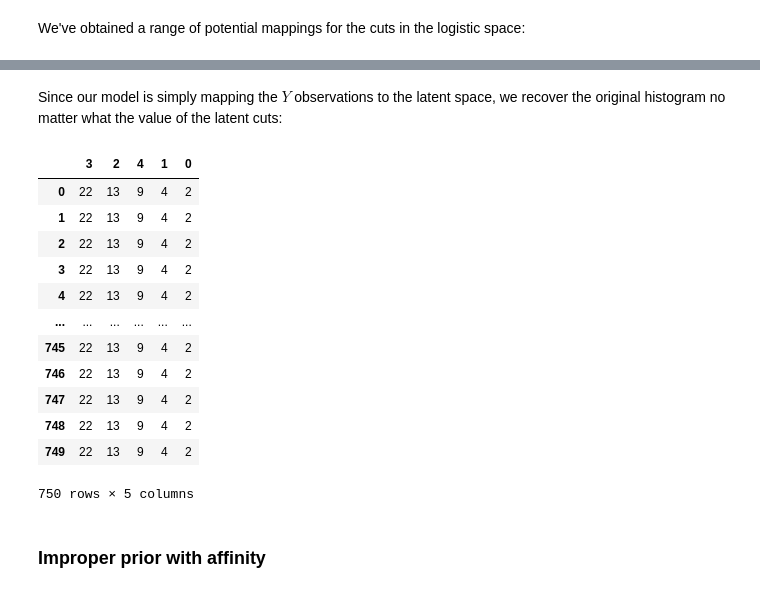
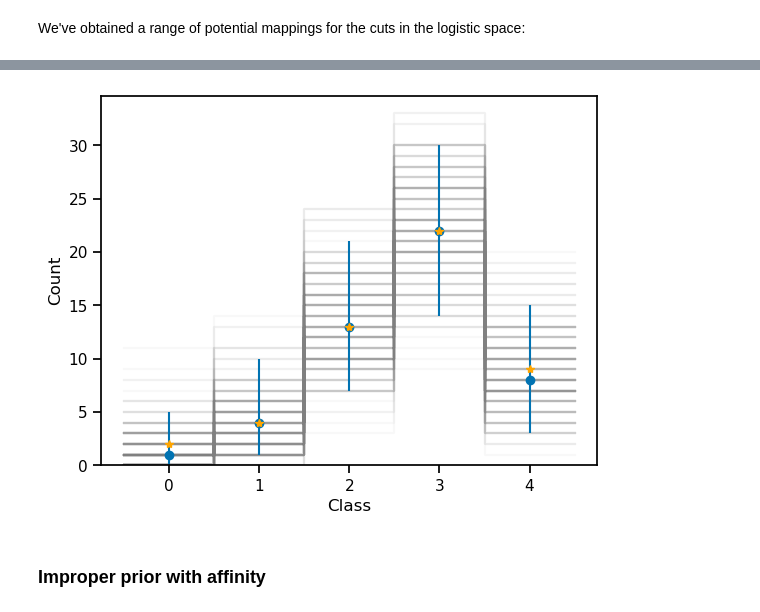
Before and after one commit to maxisi/ordinal-regression, a Jupyter notebook: ordinal.ipynb, the cells around one changed output, grey strips where cells are left out. Saved outputs shown, nothing was run; the diff lists cells and outputs as text; code cells hidden in the pictures.

```diff
--- a/ordinal.ipynb
+++ b/ordinal.ipynb
@@ -123,22 +124,17 @@ az.plot_trace(result);
-# %% [markdown]
-Since our model is simply mapping the $Y$ observations to the latent space, we recover the original histogram no matter what the value of the latent cuts:
 # %%
-df_pred = pd.DataFrame(pred['data'])
-df_pred.apply(lambda x: x.value_counts(), axis=1)
+df_pred_counts = df_pred.apply(lambda x: x.value_counts(), axis=1).fillna(0).astype(int)
-# %% [output]
-|  | 3 | 2 | 4 | 1 | 0 |
-| 0 | 22 | 13 | 9 | 4 | 2 |
-| 1 | 22 | 13 | 9 | 4 | 2 |
-| 2 | 22 | 13 | 9 | 4 | 2 |
-| 3 | 22 | 13 | 9 | 4 | 2 |
-| 4 | 22 | 13 | 9 | 4 | 2 |
-| ... | ... | ... | ... | ... | ... |
-| 745 | 22 | 13 | 9 | 4 | 2 |
-| 746 | 22 | 13 | 9 | 4 | 2 |
-| 747 | 22 | 13 | 9 | 4 | 2 |
-| 748 | 22 | 13 | 9 | 4 | 2 |
-| 749 | 22 | 13 | 9 | 4 | 2 |
-750 rows × 5 columns
+# %%
+for i, x in df_pred.sample(200).iterrows():
+    sns.histplot(x, bins=np.arange(n_bins+1)-0.5, color='gray', alpha=0.05,
+                 element='step', fill=False)
+
+q = df_pred_counts.quantile([0.05, 0.5, 0.95], axis=0)
+plt.errorbar(q.columns, q.loc[0.5], yerr=[q.loc[0.5] - q.loc[0.05], q.loc[0.95] - q.loc[0.5]], fmt='o')
+
+plt.plot(np.arange(n_bins), scores, '*', color='orange', zorder=10)
+plt.xlabel('Class');
+# %% [output]
+[figure, added]
 # %% [markdown]
 ### Improper prior with affinity
 # %% [markdown]
```
Also changed, not shown: parts of 19 cells of this notebook.
